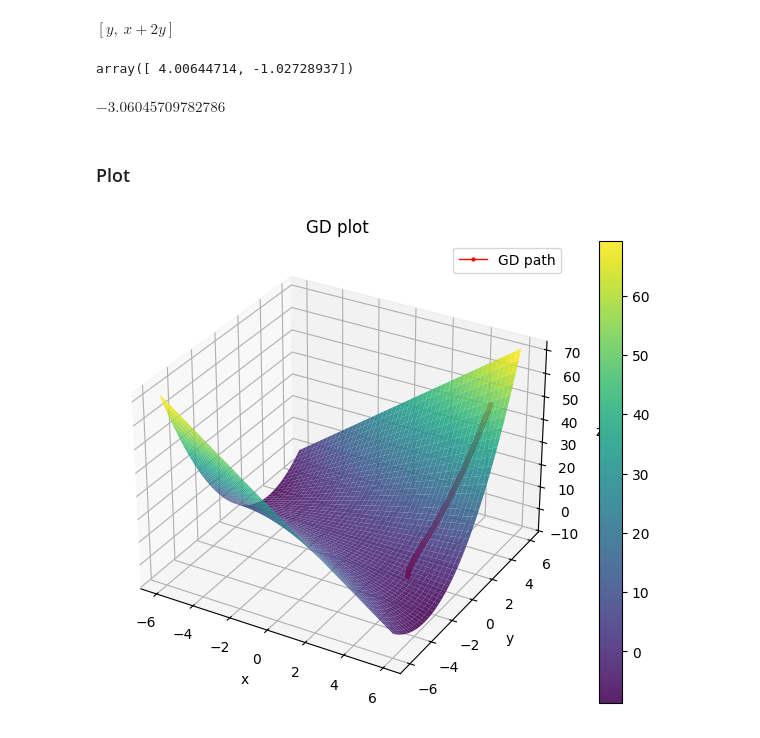
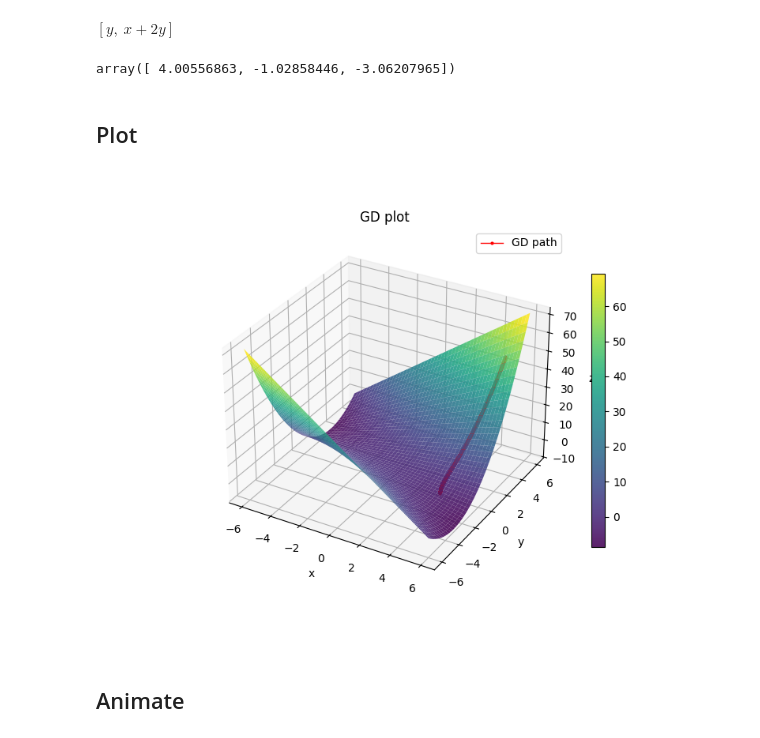
Before and after one commit to Adrn1n/XMU-learning_CVXOPT, a Jupyter notebook: Lab/0917/Lab1.ipynb, the cells around one changed output. Saved outputs shown, nothing was run; the diff lists cells and outputs as text; code cells hidden in the pictures.

```diff
--- a/Lab/0917/Lab1.ipynb
+++ b/Lab/0917/Lab1.ipynb
@@ -16,10 +18,10 @@ z_func = sp.lambdify((x, y), z, "numpy")
 # %% [markdown]
 ## Solve
 # %%
-point = np.array([5.0, 5.0])
-lr = 1e-4
+start_point = np.array([5.0, 5.0])
+lr = 1e-3
 eps = 1e-6
-max_iter = 10000
+max_iter = 1000
 # %%
 grid = [sp.diff(z, var) for var in (x, y)]
 grid_func = sp.lambdify((x, y), grid, "numpy")
@@ -28,25 +30,25 @@ display(grid)
 # %% [output]
 $\displaystyle \left[ y, \  x + 2 y\right]$
 # %%
-path = [point.copy()]
+path = [np.append(start_point, z_func(*start_point))]
 
 for i in range(max_iter):
-    grid_val = np.array(grid_func(*point), dtype=float)
-    new_point = point - lr * grid_val
-    path.append(new_point.copy())
-    if np.linalg.norm(new_point - point) < eps:
+    prev = path[-1]
+    prev_xy = prev[:2]
+    grid_val = np.array(grid_func(*prev_xy), dtype=float)
+    path.append(prev_xy - lr * grid_val)
+    cur_xy = path[-1]
+    path[-1] = np.append(cur_xy, z_func(*cur_xy))
+    if abs(path[-1][-1] - prev[-1]) < eps:
         break
-    point = new_point
 
 path = np.array(path)
-z_path = z_func(path[:, 0], path[:, 1])
 
-display(path[-1], z_path[-1])
+display(path[-1])
 # %% [output]
-array([ 4.00644714, -1.02728937])
+array([ 4.00556863, -1.02858446, -3.06207965])
-$\displaystyle -3.06045709782786$
 # %% [markdown]
-### Plot
+## Plot
 # %%
 x_grid, y_grid = np.meshgrid(np.linspace(-6, 6, 1000), np.linspace(-6, 6, 1000))
 
@@ -87,25 +88,26 @@ z_grid = z_func(x_grid, y_grid)
 # %%
 fig = plt.figure(figsize=(8, 6))
 ax = fig.add_subplot(111, projection="3d")
-
 surf = ax.plot_surface(x_grid, y_grid, z_grid, cmap="viridis", alpha=0.875)
 ax.plot(
     path[:, 0],
     path[:, 1],
-    z_path,
+    path[:, 2],
     color="red",
     marker="o",
     markersize=2,
     linewidth=1,
     label="GD path",
 )
 
-fig.colorbar(surf)
+fig.colorbar(surf, shrink=0.75)
 ax.set_title("GD plot")
 ax.set_xlabel("x")
 ax.set_ylabel("y")
 ax.set_zlabel("z")
 ax.legend()
 plt.show()
 # %% [output]
-[figure, old version]
+[figure, new version]
+# %% [markdown]
+## Animate
```
Also changed, not shown: parts of 4 cells of this notebook, 2 other files.
